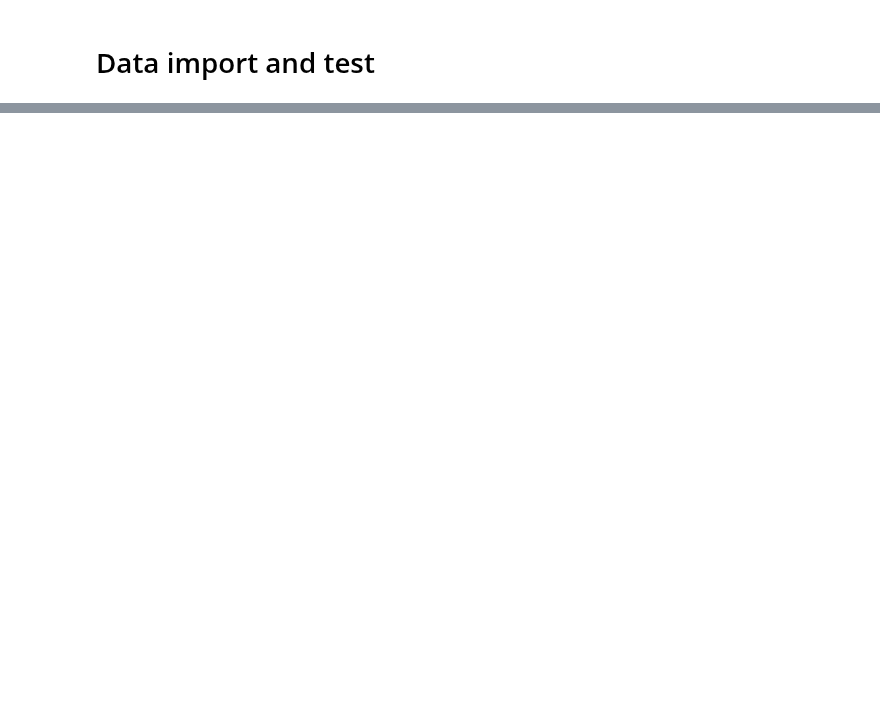
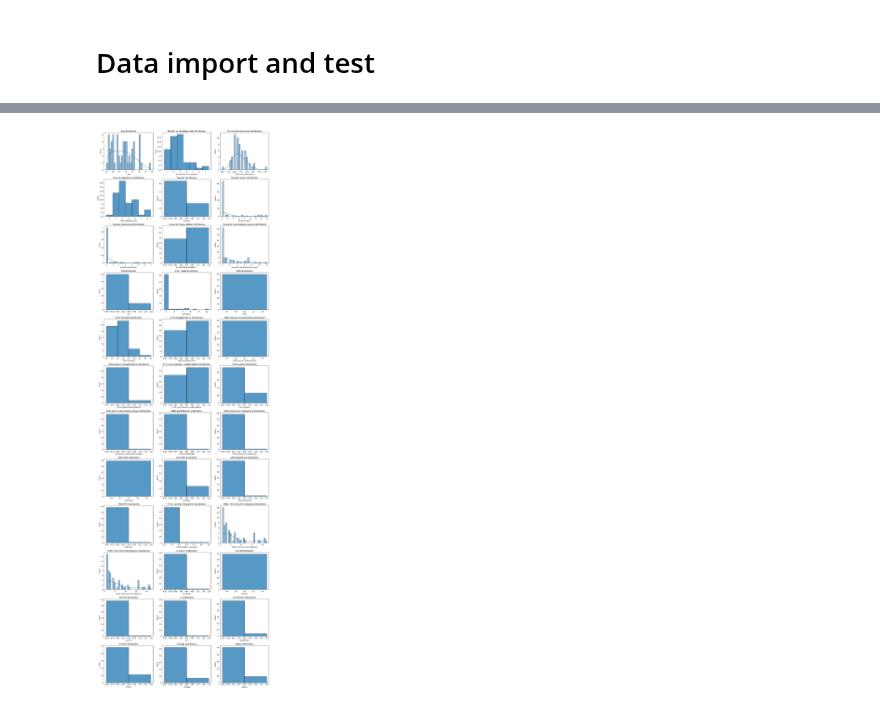
Before and after one commit to andregodinhodtu/02452---Machine-Learning---Project, a Jupyter notebook: notebooks/test_data_sets.ipynb, the cells around one changed output, grey strips where cells are left out. Cells and saved outputs as stored; diff of their text form; code cells hidden in the pictures; blank space fills up the shorter version.

```diff
--- a/notebooks/test_data_sets.ipynb
+++ b/notebooks/test_data_sets.ipynb
@@ -27,0 +49,16 @@ data
+# %%
+print("Original shape:", data.shape)
+
+# DataFrame w/o missing values and duplicates
+df_clean = data.dropna()
+df_clean = df_clean.drop_duplicates()
+
+# shape after cleaning
+print("Shape after dropna:", df_clean.shape)
+
+# dropped rows
+dropped_rows = data.loc[data.index.difference(df_clean.index)]
+
+print("\n Rows dropped:", dropped_rows.shape[0])
+print("\n Head of dropped.rows:")
+dropped_rows.head()
@@ -27,0 +154,52 @@ data
+# %%
+# numerical features
+num_cols = df_clean.select_dtypes(include=['int64', 'float64']).columns
+n_num = len(num_cols)
+
+if n_num > 0:
+    rows = math.ceil(n_num / 3)
+    fig, axes = plt.subplots(rows, 3, figsize=(15, 4*rows))
+    axes = axes.flatten()
+
+    for i, col in enumerate(num_cols):
+        # Count unique values (ignoring NaN)
+        nunique = df_clean[col].nunique(dropna=True)
+
+        # If binary or low-cardinality numeric feature: use discrete bins
+        if nunique <= 10:
+            sns.histplot(df_clean[col], discrete=True, ax=axes[i])
+        else:
+            # Otherwise use a standard histogram with KDE
+            sns.histplot(df_clean[col], kde=True, bins=30, ax=axes[i])
+
+        axes[i].set_title(f"{col} distribution")
+
+    # Remove empty axes if grid > number of features
+    for j in range(i+1, len(axes)):
+        fig.delaxes(axes[j])
+
+    plt.tight_layout()
+    plt.show()
+
+# for categorical features
+cat_cols = df_clean.select_dtypes(include=['object']).columns
+n_cat = len(cat_cols)
+
+if n_cat > 0:
+    rows = math.ceil(n_cat / 3)
+    fig, axes = plt.subplots(rows, 3, figsize=(15, 4*rows))
+    axes = axes.flatten()
+
+    for i, col in enumerate(cat_cols):
+        # Bar plot of value counts
+        df_clean[col].value_counts().plot(kind='bar', ax=axes[i])
+        axes[i].set_title(f"{col} frequency")
+
+    # Remove empty axes if grid > number of features
+    for j in range(i+1, len(axes)):
+        fig.delaxes(axes[j])
+
+    plt.tight_layout()
+    plt.show()
+# %% [output]
+[figure, added]
```
Also changed, not shown: parts of 10 cells of this notebook, 1 other file.
